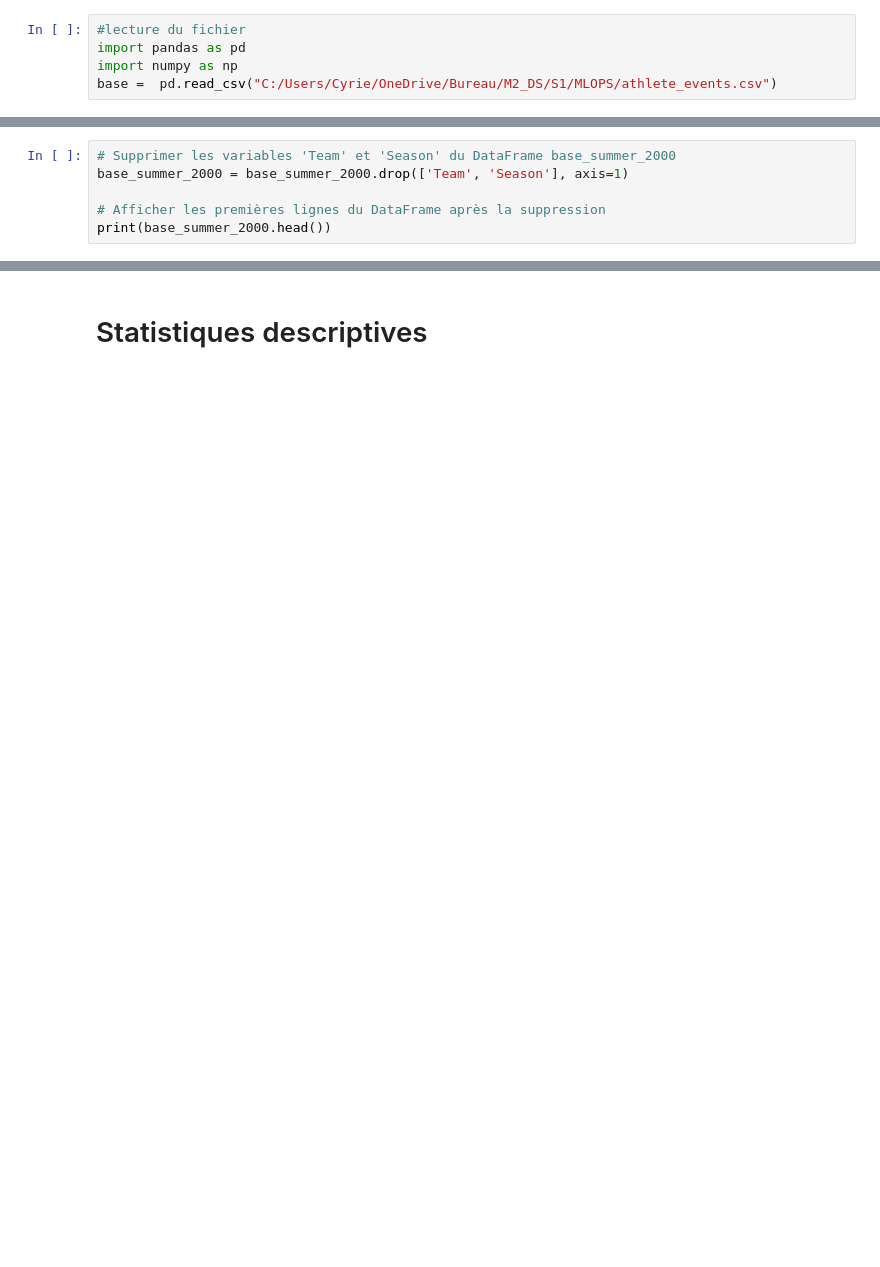
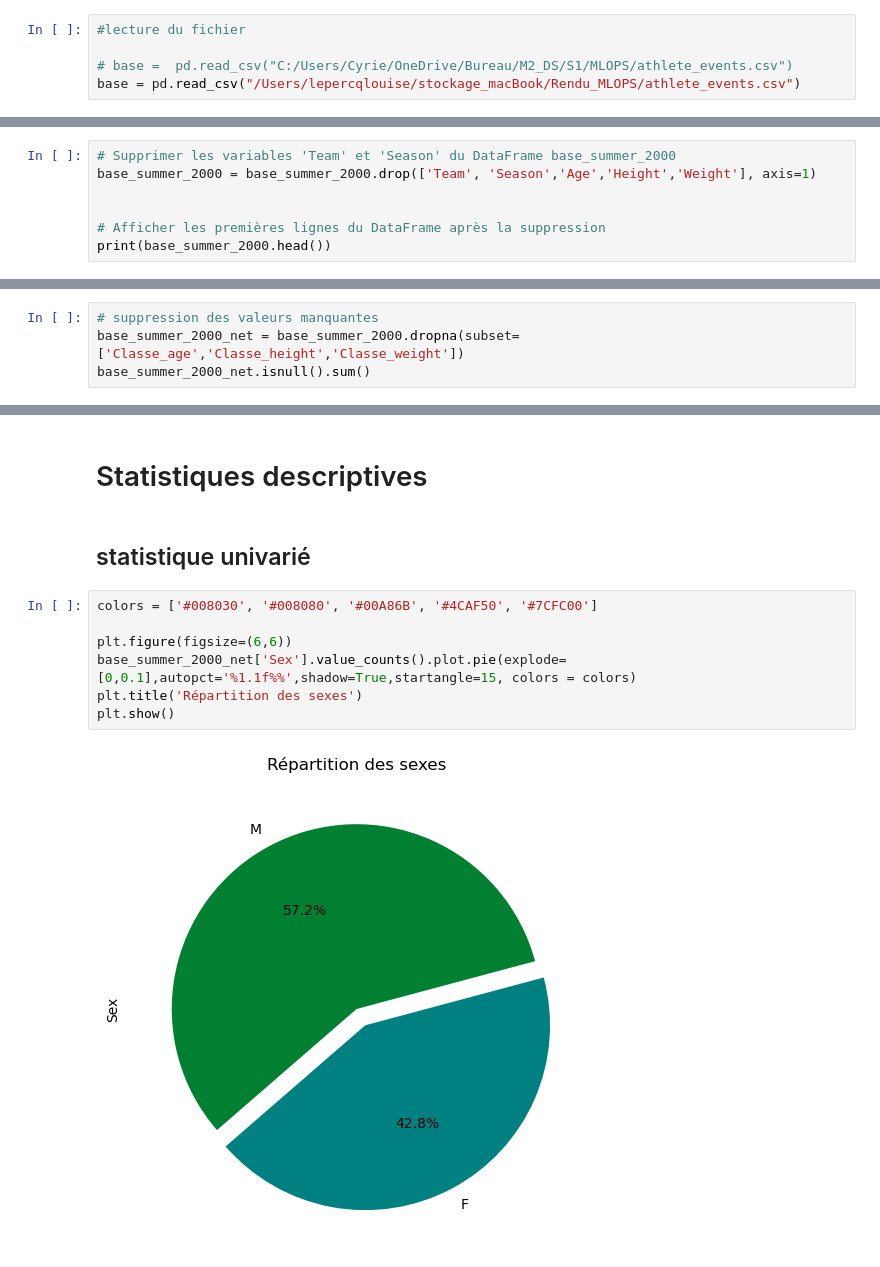
Before and after one commit to LepercqLouise/Rendu_MLOPS, a Jupyter notebook: MLOPS_Louise_Cyrielle.ipynb, the cells around one changed output, grey strips where cells are left out. Saved outputs shown, nothing was run; the diff lists cells and outputs as text; blank space fills up the shorter version.

Commit message:
traitement valeur manquantes + statistique univarié

```diff
--- a/MLOPS_Louise_Cyrielle.ipynb
+++ b/MLOPS_Louise_Cyrielle.ipynb
@@ -2,9 +9,9 @@
 # Lecture de données
 # %%
 #lecture du fichier
-import pandas as pd
-import numpy as np
-base =  pd.read_csv("C:/Users/Cyrie/OneDrive/Bureau/M2_DS/S1/MLOPS/athlete_events.csv")
+
+# base =  pd.read_csv("C:/Users/Cyrie/OneDrive/Bureau/M2_DS/S1/MLOPS/athlete_events.csv")
+base = pd.read_csv("/Users/lepercqlouise/stockage_macBook/Rendu_MLOPS/athlete_events.csv")
 # %% [markdown]
 # Filtre sur Summer
 # %%
@@ -185,7 +289,8 @@ print("Nombre de lignes :", nombre_de_lignes2)
 Nombre de lignes : 67474
 # %%
 # Supprimer les variables 'Team' et 'Season' du DataFrame base_summer_2000
-base_summer_2000 = base_summer_2000.drop(['Team', 'Season'], axis=1)
+base_summer_2000 = base_summer_2000.drop(['Team', 'Season','Age','Height','Weight'], axis=1)
+
 
 # Afficher les premières lignes du DataFrame après la suppression
 print(base_summer_2000.head())
@@ -199,0 +341,4 @@ print(valeurs_manquantes_par_variable2)
+# %%
+# suppression des valeurs manquantes
+base_summer_2000_net = base_summer_2000.dropna(subset=['Classe_age','Classe_height','Classe_weight'])
+base_summer_2000_net.isnull().sum()
@@ -200,2 +353,13 @@ print(valeurs_manquantes_par_variable2)
 # %% [markdown]
 # Statistiques descriptives
+# %% [markdown]
+## statistique univarié
+# %%
+colors = ['#008030', '#008080', '#00A86B', '#4CAF50', '#7CFC00']
+
+plt.figure(figsize=(6,6))
+base_summer_2000_net['Sex'].value_counts().plot.pie(explode=[0,0.1],autopct='%1.1f%%',shadow=True,startangle=15, colors = colors)
+plt.title('Répartition des sexes')
+plt.show()
+# %% [output]
+[figure, added]
```
Also changed, not shown: parts of 19 cells of this notebook.
